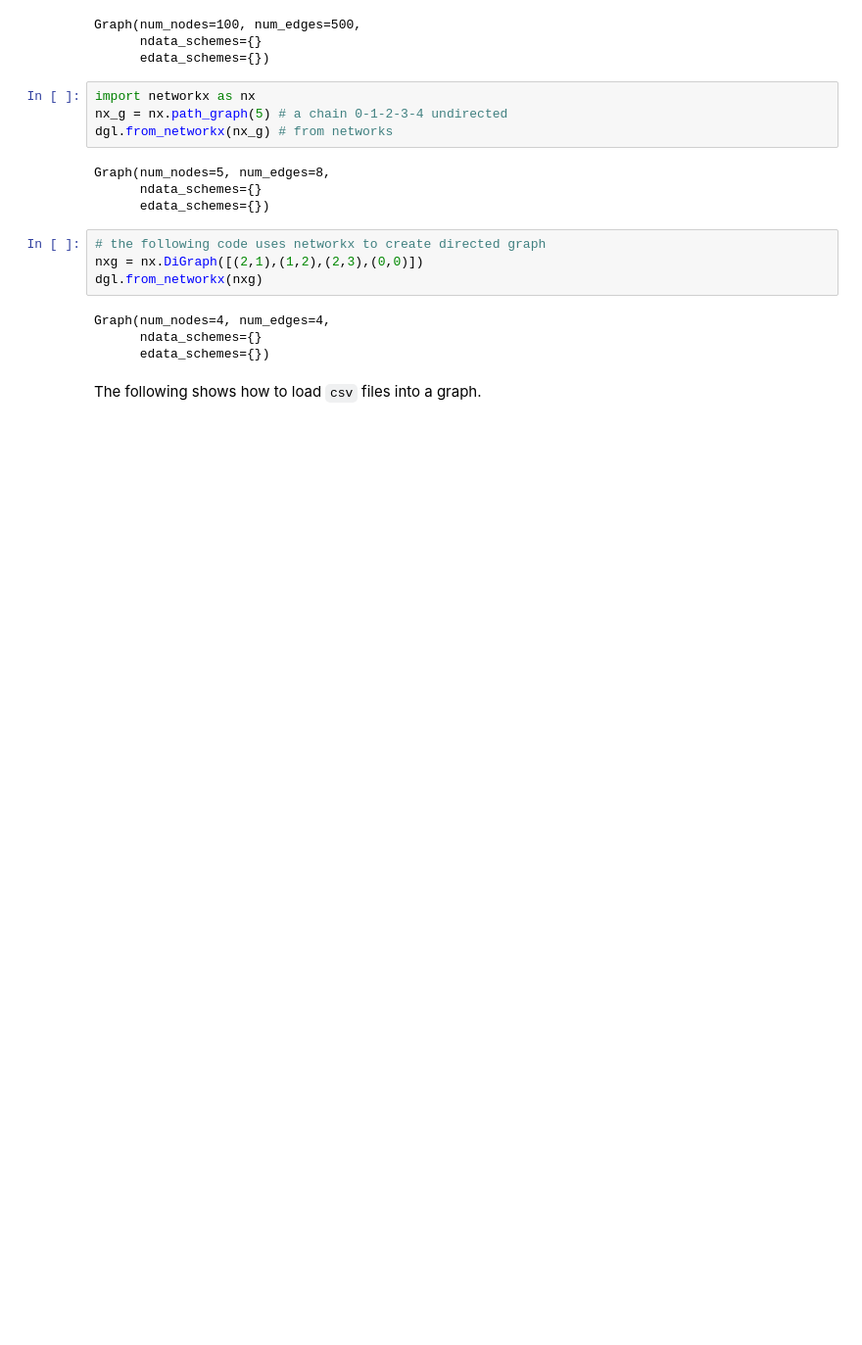
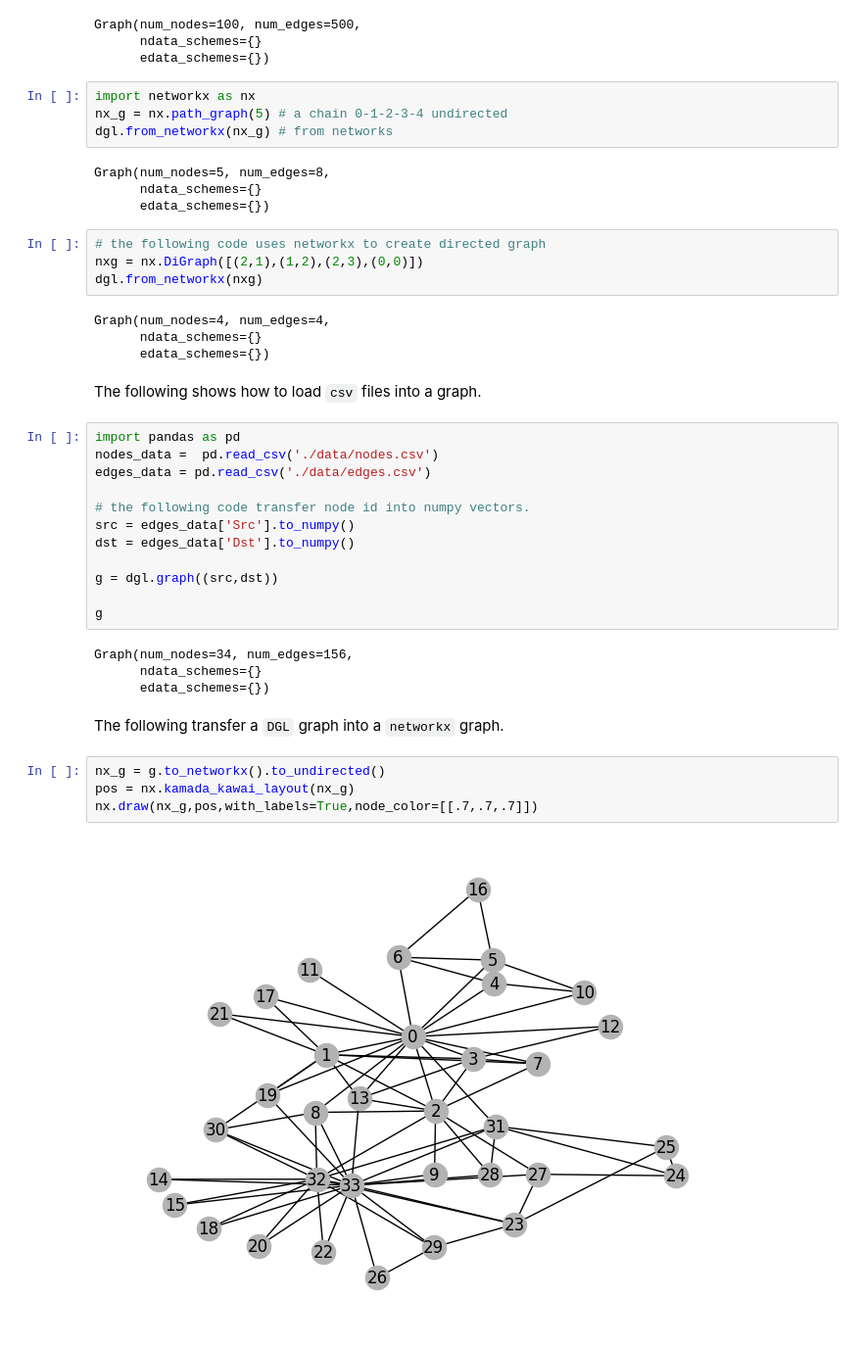
Before and after one commit to SeanWang0027/DGL_Learning, a Jupyter notebook: 1.Graph.ipynb, the cells around one changed output. Shown at 98% size. Cells and saved outputs as stored; diff of their text form; blank space fills up the shorter version.

Commit message:
graph basis

```diff
--- a/1.Graph.ipynb
+++ b/1.Graph.ipynb
@@ -116,3 +116,27 @@ Graph(num_nodes=4, num_edges=4,
       edata_schemes={})
 # %% [markdown]
 The following shows how to load `csv` files into a graph.
+# %%
+import pandas as pd
+nodes_data =  pd.read_csv('./data/nodes.csv')
+edges_data = pd.read_csv('./data/edges.csv')
+
+# the following code transfer node id into numpy vectors.
+src = edges_data['Src'].to_numpy()
+dst = edges_data['Dst'].to_numpy()
+
+g = dgl.graph((src,dst))
+
+g
+# %% [output]
+Graph(num_nodes=34, num_edges=156,
+      ndata_schemes={}
+      edata_schemes={})
+# %% [markdown]
+The following transfer a `DGL` graph into a `networkx` graph.
+# %%
+nx_g = g.to_networkx().to_undirected()
+pos = nx.kamada_kawai_layout(nx_g)
+nx.draw(nx_g,pos,with_labels=True,node_color=[[.7,.7,.7]])
+# %% [output]
+[figure, added]
```
Also changed, not shown: parts of 16 cells of this notebook.
